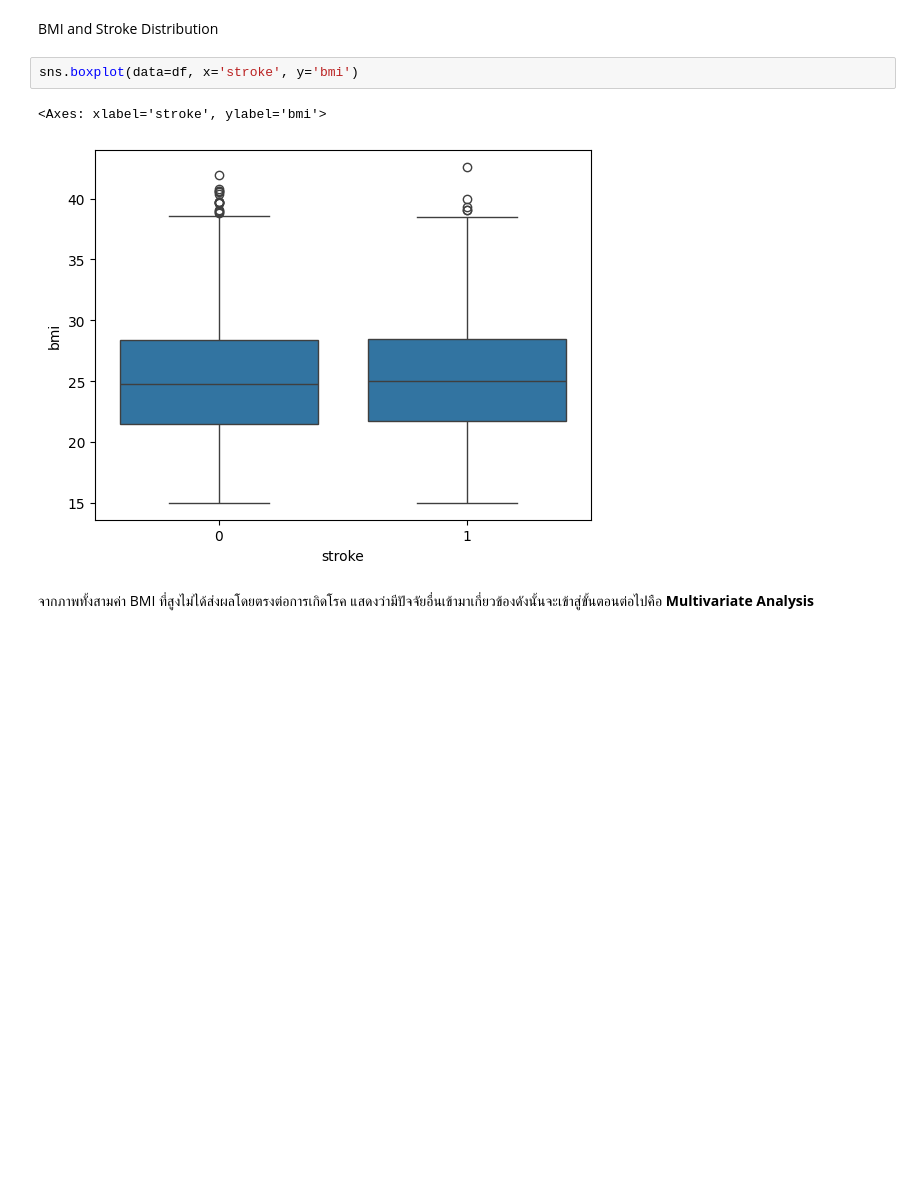
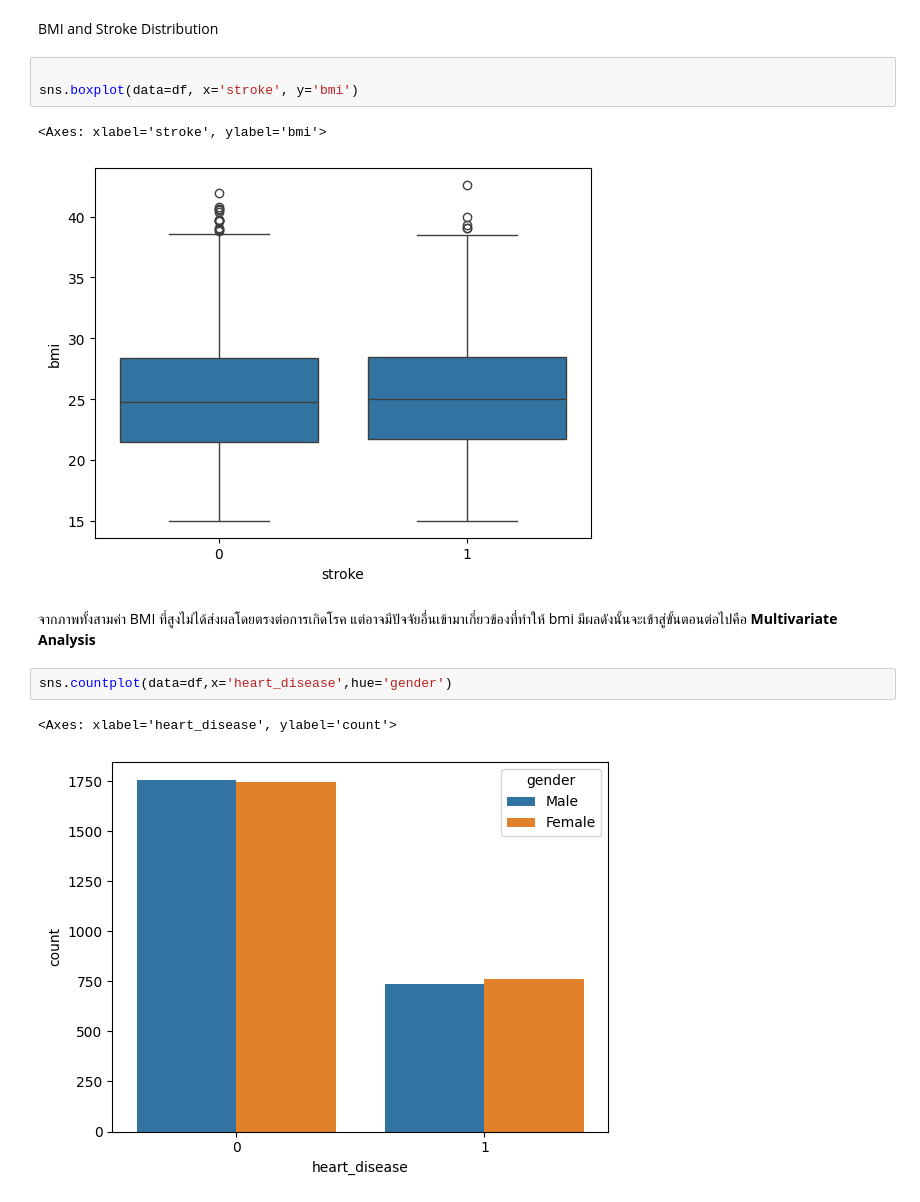
Before and after one commit to ChickenMan-1080/ML-Logistic-Regression, a Jupyter notebook: ML-SmartHealthCare_and_LifeStyle/Smart_Health_Care_LifeStyle.ipynb, the cells around one changed output. Drawn from its saved outputs; the diff is of its cells as text; blank space fills up the shorter version.

```diff
--- a/ML-SmartHealthCare_and_LifeStyle/Smart_Health_Care_LifeStyle.ipynb
+++ b/ML-SmartHealthCare_and_LifeStyle/Smart_Health_Care_LifeStyle.ipynb
@@ -179,9 +191,15 @@ sns.boxplot(data=df, x='diabetes', y='bmi')
 # %% [markdown]
 BMI and Stroke Distribution
 # %%
+
 sns.boxplot(data=df, x='stroke', y='bmi')
 # %% [output]
 <Axes: xlabel='stroke', ylabel='bmi'>
 [figure]
 # %% [markdown]
-จากภาพทั้งสามค่า BMI ที่สูงไม่ได้ส่งผลโดยตรงต่อการเกิดโรค แสดงว่ามีปัจจัยอื่นเข้ามาเกี่ยวข้องดังนั้นจะเข้าสู่ขั้นตอนต่อไปคือ **Multivariate Analysis**
+จากภาพทั้งสามค่า BMI ที่สูงไม่ได้ส่งผลโดยตรงต่อการเกิดโรค แต่อาจมีปัจจัยอื่นเข้ามาเกี่ยวข้องที่ทำให้ bmi มีผลดังนั้นจะเข้าสู่ขั้นตอนต่อไปคือ **Multivariate Analysis**
+# %%
+sns.countplot(data=df,x='heart_disease',hue='gender')
+# %% [output]
+<Axes: xlabel='heart_disease', ylabel='count'>
+[figure, added]
```
Also changed, not shown: parts of 15 cells of this notebook.
